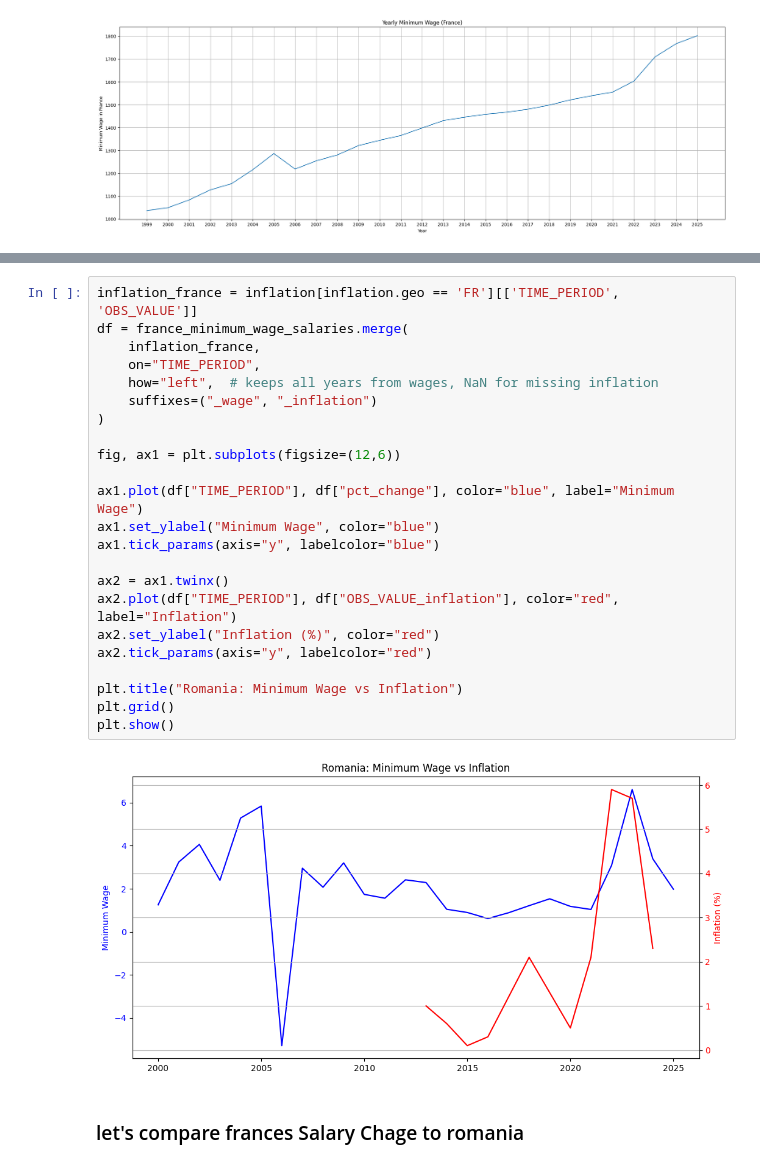
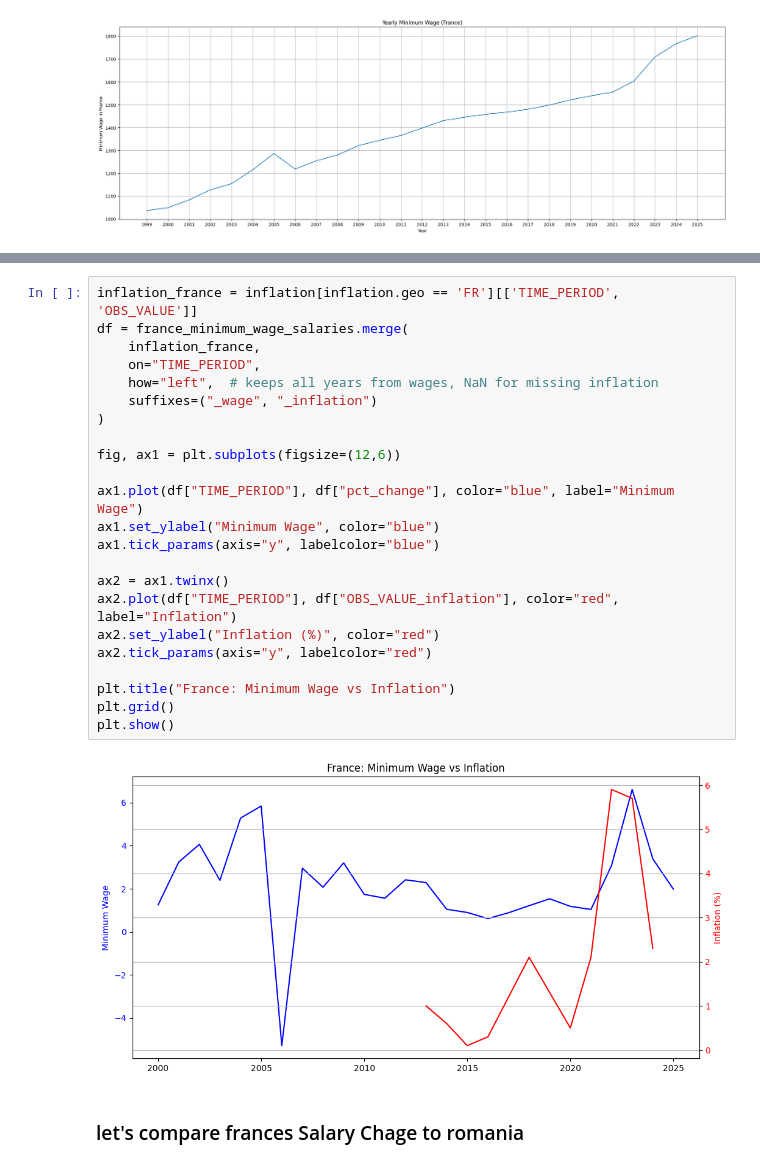
Before and after one commit to TudorMurariu/minimum-wage-study, a Jupyter notebook: france.ipynb, the cells around one changed output, grey strips where cells are left out. Cells and saved outputs as stored; diff of their text form.

```diff
--- a/france.ipynb
+++ b/france.ipynb
@@ -38,28 +38,28 @@ plt.grid()
 # %%
 inflation_france = inflation[inflation.geo == 'FR'][['TIME_PERIOD', 'OBS_VALUE']]
 df = france_minimum_wage_salaries.merge(
     inflation_france,
     on="TIME_PERIOD",
     how="left",  # keeps all years from wages, NaN for missing inflation
     suffixes=("_wage", "_inflation")
 )
 
 fig, ax1 = plt.subplots(figsize=(12,6))
 
 ax1.plot(df["TIME_PERIOD"], df["pct_change"], color="blue", label="Minimum Wage")
 ax1.set_ylabel("Minimum Wage", color="blue")
 ax1.tick_params(axis="y", labelcolor="blue")
 
 ax2 = ax1.twinx()
 ax2.plot(df["TIME_PERIOD"], df["OBS_VALUE_inflation"], color="red", label="Inflation")
 ax2.set_ylabel("Inflation (%)", color="red")
 ax2.tick_params(axis="y", labelcolor="red")
 
-plt.title("Romania: Minimum Wage vs Inflation")
+plt.title("France: Minimum Wage vs Inflation")
 plt.grid()
 plt.show()
 # %% [output]
-[figure, old version]
+[figure, new version]
 # %% [markdown]
 ### let's compare frances Salary Chage to romania
 # %%
```
Also changed, not shown: parts of 1 cell of this notebook.
